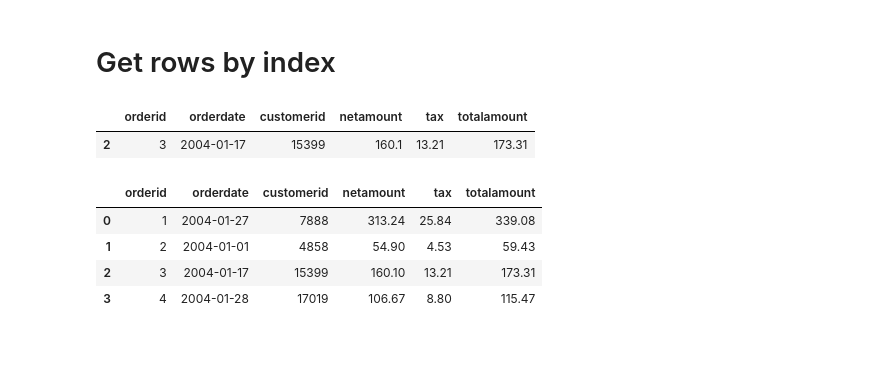
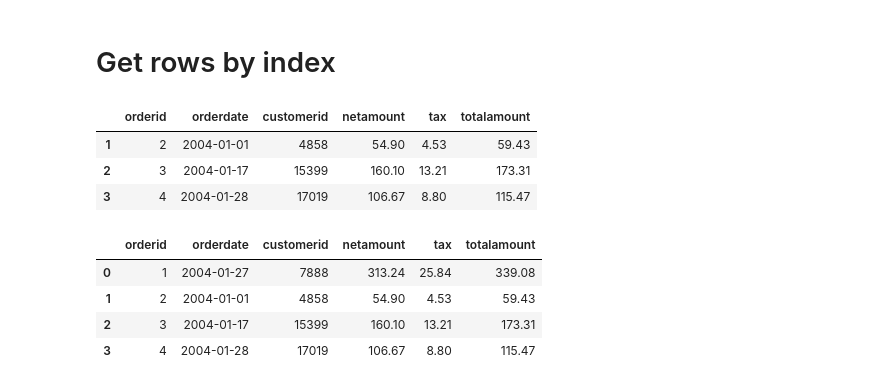
Before and after one commit to raphaelvannson/interviewprep, a Jupyter notebook: jupyter/pandas_prep.ipynb, the cells around one changed output. Drawn from its saved outputs; the diff is of its cells as text; code cells hidden in the pictures; blank space fills up the shorter version.

```diff
--- a/jupyter/pandas_prep.ipynb
+++ b/jupyter/pandas_prep.ipynb
@@ -48,11 +48,13 @@ totalamount           float64
 dtype: object
 # %% [markdown]
 # Get rows by index
-# %%
-orders_df[2:3]
-# %% [output]
-|  | orderid | orderdate | customerid | netamount | tax | totalamount |
-| 2 | 3 | 2004-01-17 | 15399 | 160.1 | 13.21 | 173.31 |
+# %%
+orders_df[1:4]
+# %% [output]
+|  | orderid | orderdate | customerid | netamount | tax | totalamount |
+| 1 | 2 | 2004-01-01 | 4858 | 54.90 | 4.53 | 59.43 |
+| 2 | 3 | 2004-01-17 | 15399 | 160.10 | 13.21 | 173.31 |
+| 3 | 4 | 2004-01-28 | 17019 | 106.67 | 8.80 | 115.47 |
 # %%
 orders_df[0:4]
 # %% [output]
```
Also changed, not shown: parts of 5 cells of this notebook.
